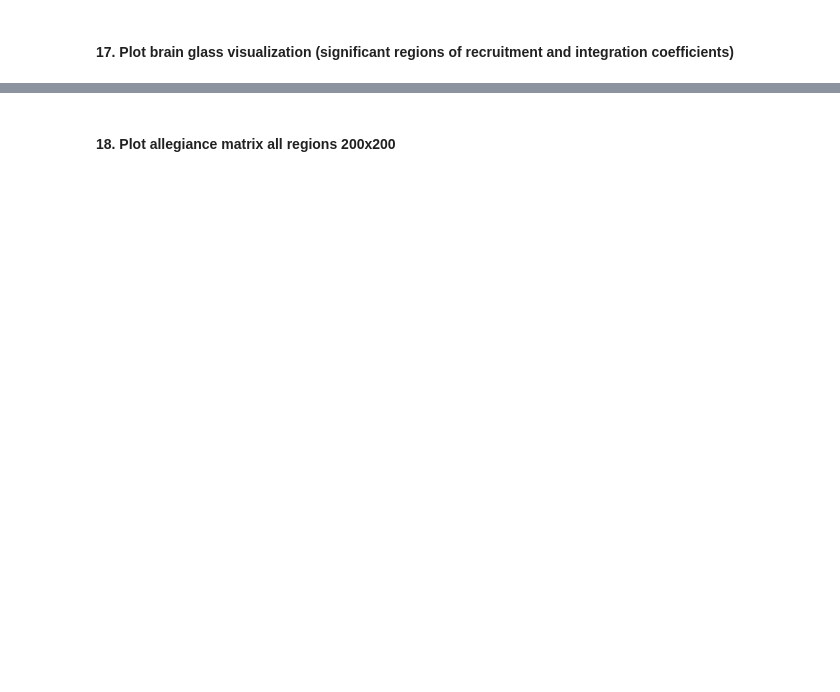
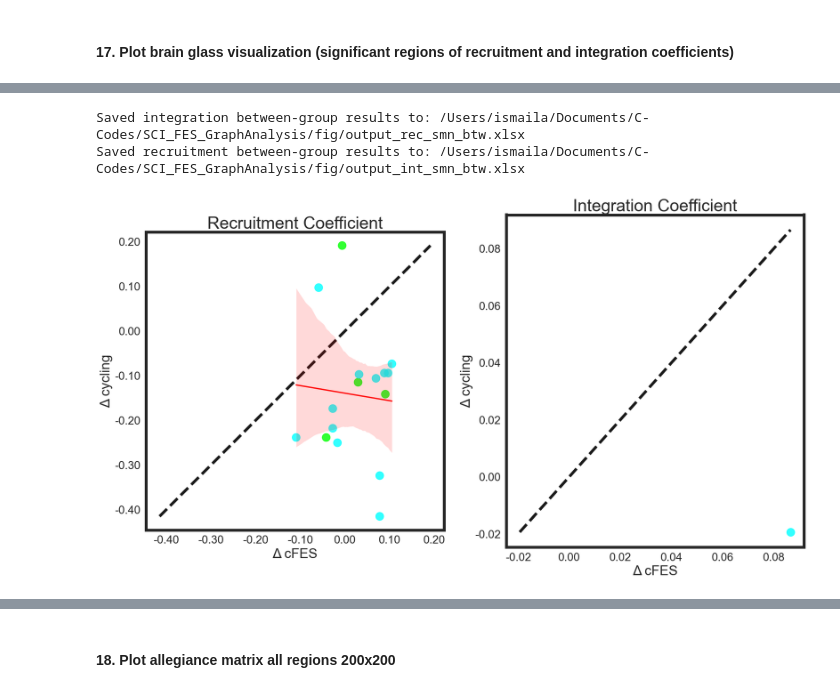
Before and after one commit to ismailukman/scifes, a Jupyter notebook: SCIFES_SMN_Stats.ipynb, the cells around one changed output, grey strips where cells are left out. Saved outputs shown, nothing was run; the diff lists cells and outputs as text; code cells hidden in the pictures; blank space fills up the shorter version.

```diff
--- a/SCIFES_SMN_Stats.ipynb
+++ b/SCIFES_SMN_Stats.ipynb
@@ -2514,0 +2445,10 @@ plt.show()
+# %%
+# RC/IC Δ cFES vs Δ cycling
+save_path_r_btn = "/Users/ismaila/Documents/C-Codes/SCI_FES_GraphAnalysis/fig/output_rec_smn_btw.xlsx"
+rec_fes_btn, rec_cycling_btn, rec_fnets_plot1_btn, rec_fnet_color1_btn = compute_sign_diff_int_between(delta_cfes_rec, delta_cycling_rec, rec_pvalue_delta, save_path_r_btn)
+
+save_path_i_btn = "/Users/ismaila/Documents/C-Codes/SCI_FES_GraphAnalysis/fig/output_int_smn_btw.xlsx"
+int_fes_btn, int_cycling_btn, int_fnets_plot1_btn, int_fnet_color1_btn = compute_sign_diff_rec_between(delta_cfes_int, delta_cycling_int, int_pvalue_delta, save_path_i_btn)
+# %% [output]
+Saved integration between-group results to: /Users/ismaila/Documents/C-Codes/SCI_FES_GraphAnalysis/fig/output_rec_smn_btw.xlsx
+Saved recruitment between-group results to: /Users/ismaila/Documents/C-Codes/SCI_FES_GraphAnalysis/fig/output_int_smn_btw.xlsx
@@ -2514,0 +2488,70 @@ plt.show()
+# %%
+# RC/IC cFES
+fig, [ax1, ax2] = plt.subplots(nrows=1, ncols=2, figsize=(18, 10))
+sns.set(style='white')
+
+# rec_fes_btn, rec_cycling_btn, rec_fnets_plot1_btn, rec_fnet_color1_r_btn
+# int_fes_btn, int_cycling_btn, int_fnets_plot1_i_btn, int_fnet_color1_i_btn
+
+rec_pre1 = rec_fes_btn
+rec_post1 = rec_cycling_btn
+int_pre1 = int_fes_btn
+int_post1 = int_cycling_btn
+rec_fnets_plot1 = rec_fnets_plot1_btn
+rec_fnet_color1 = rec_fnet_color1_btn
+
+# Recruitment Δ cFES vs Δ cycling
+sns.regplot(x=rec_pre1, y=rec_post1, ci=95, scatter_kws=scatter_kws_rec1,
+            line_kws={"color": "red", 'label': 'Regression line'}, ax=ax1)
+ax1.set_xlabel('Δ cFES', fontsize=24)
+ax1.set_ylabel('Δ cycling', fontsize=24)
+ax1.set_title('Recruitment Coefficient', fontsize=30)
+
+# Ensure min/max and intervals are the same for both axes
+# lims = [0.4, 0.90]
+# ax1.set_xlim(lims)
+# ax1.set_ylim(lims)
+
+# Get dynamic axis limits for identity line
+lims = [
+    min(min(rec_pre1), min(rec_post1)),
+    max(max(rec_pre1), max(rec_post1))
+]
+ax1.set_aspect('equal', adjustable='box')
+# ax1.plot('k--', alpha=1.0, zorder=0, label='Identity line', linewidth=5)
+ax1.plot(lims, lims, 'k--', alpha=1.0, zorder=0, label='Identity line', linewidth=5)
+ax1.xaxis.set_major_formatter(FormatStrFormatter('%.2f'))
+ax1.yaxis.set_major_formatter(FormatStrFormatter('%.2f'))
+ax1.tick_params(axis='both', labelsize=20)
+
+# Integration
+sns.regplot(x=int_pre1, y=int_post1, ci=95, scatter_kws=scatter_kws_int1,
+            line_kws={"color": "red", 'label': 'Regression line'}, ax=ax2)
+ax2.set_xlabel('Δ cFES', fontsize=24)
+ax2.set_ylabel('Δ cycling', fontsize=24)
+ax2.set_title('Integration Coefficient', fontsize=30)
+
+# lims1 = [0.20, 0.35]
+# ax2.set_xlim(lims1)
+# ax2.set_ylim(lims1)
+lims1 = [
+    min(min(int_pre1), min(int_post1)),
+    max(max(int_pre1), max(int_post1))
+]
+ax2.plot(lims1, lims1, 'k--', alpha=1.0, zorder=0, label='Identity line', linewidth=5)
+
+ax2.xaxis.set_major_formatter(FormatStrFormatter('%.2f'))
+ax2.yaxis.set_major_formatter(FormatStrFormatter('%.2f'))
+ax2.tick_params(axis='both', labelsize=20)
+
+# Customize spines
+for ax in [ax1, ax2]:
+    for location in ['left', 'right', 'top', 'bottom']:
+        ax.spines[location].set_linewidth(5)
+
+plt.grid(False)
+plt.rcParams["axes.grid"] = False
+plt.tight_layout(pad=2.0)
+plt.show()
+# %% [output]
+[figure, added]
```
Also changed, not shown: parts of 83 cells of this notebook.
